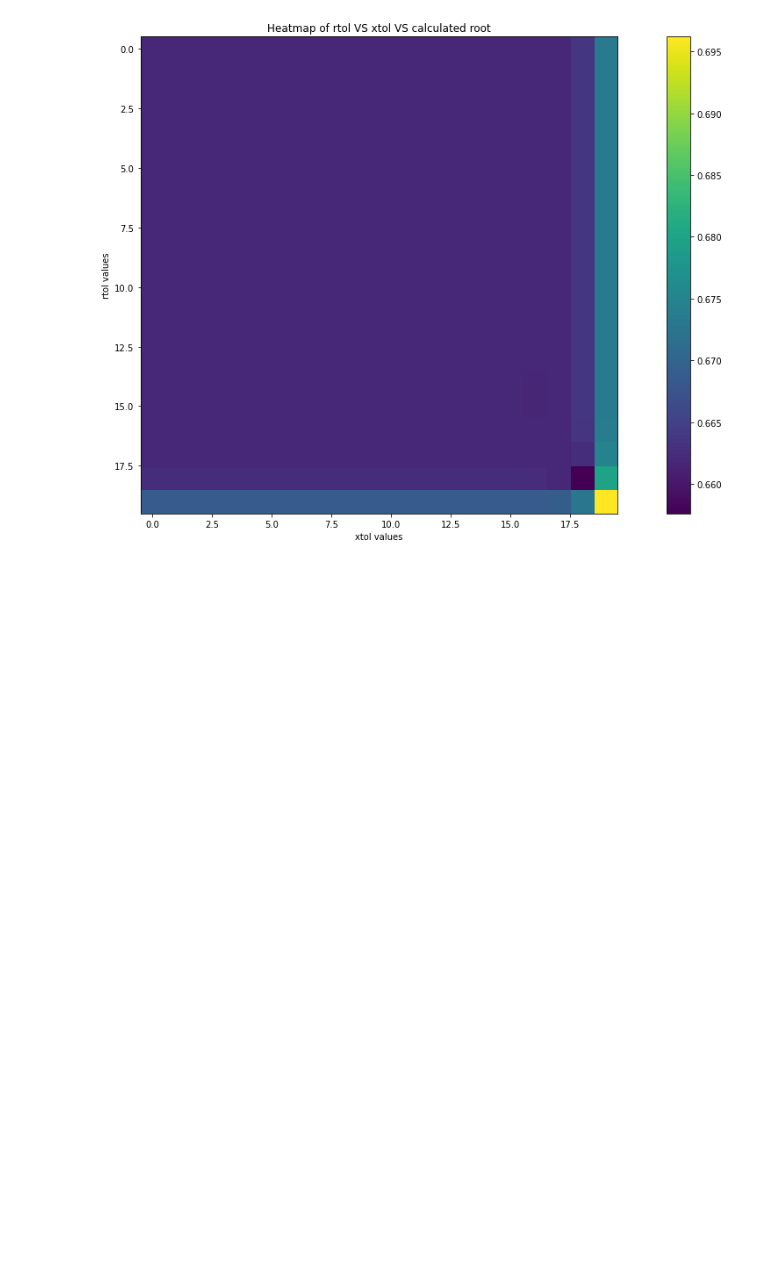
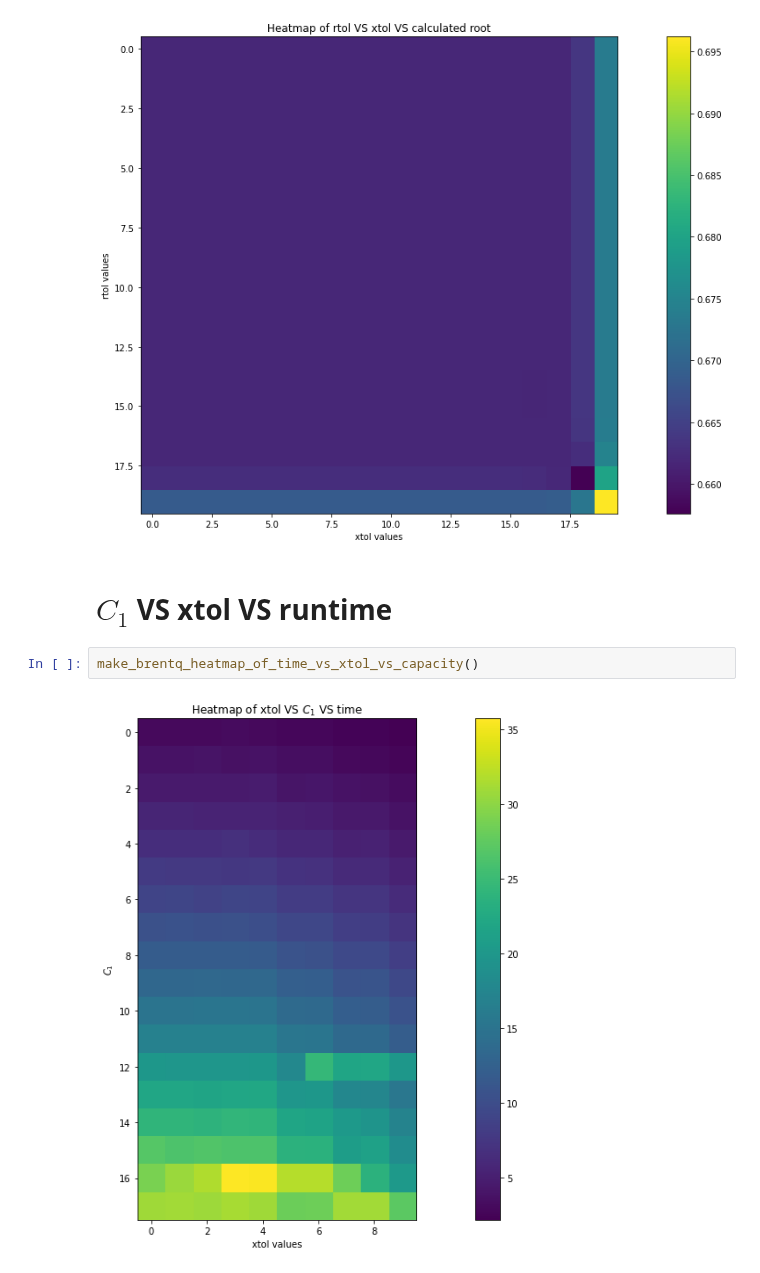
Before and after one commit to MichalisPanayides/AmbulanceDecisionGame, a Jupyter notebook: nbs/src/GameTheoryModel/brentq_plots.ipynb, the cells around one changed output. Saved outputs shown, nothing was run; the diff lists cells and outputs as text; blank space fills up the shorter version.

Commit message:
Make hatmap of time vs xtol vs c1 for brentq

```diff
--- a/nbs/src/GameTheoryModel/brentq_plots.ipynb
+++ b/nbs/src/GameTheoryModel/brentq_plots.ipynb
@@ -275,3 +273,9 @@ calc_roots = get_brentq_tolerance_heatmaps(
 )
 # %% [output]
 [figure]
+# %% [markdown]
+# $C_1$ VS xtol VS runtime
+# %%
+make_brentq_heatmap_of_time_vs_xtol_vs_capacity()
+# %% [output]
+[figure, added]
```
Also changed, not shown: parts of 2 cells of this notebook, 2 other files.
